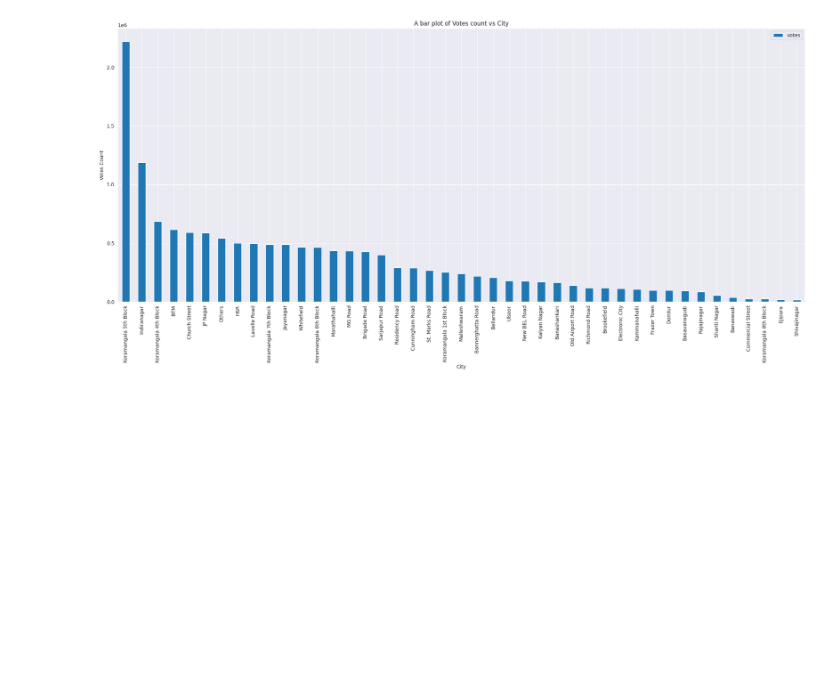
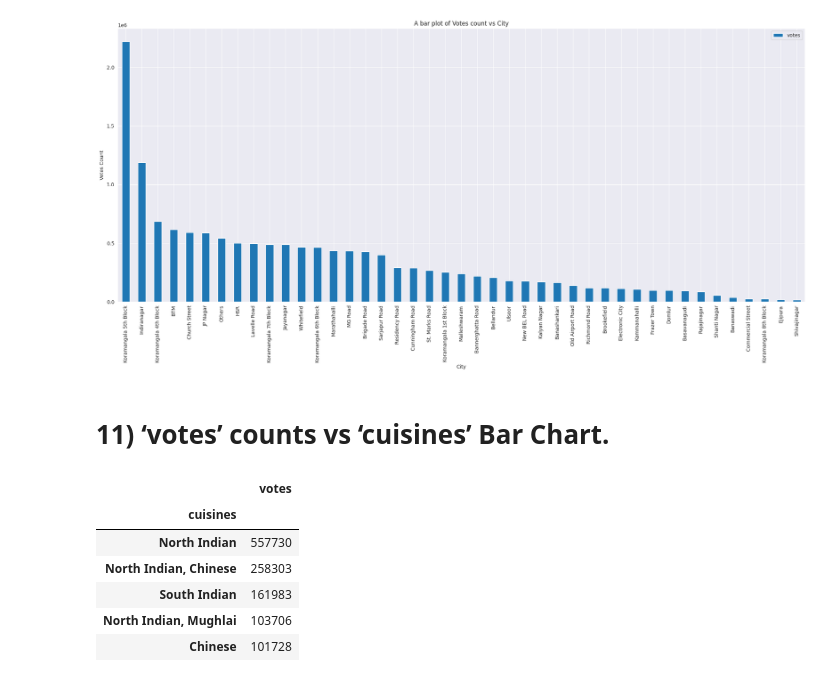
Before and after one commit to mutumagitonga/Zomato-Bangalore-Restaurants-Data-Analysis-Practice, a Jupyter notebook: zomato-data-analysis-and-visualization.ipynb, the cells around one changed output. Drawn from its saved outputs; the diff is of its cells as text; code cells hidden in the pictures; blank space fills up the shorter version.

Commit message:
Group cuisines and votes together & sum respective votes for each cuisine

```diff
--- a/zomato-data-analysis-and-visualization.ipynb
+++ b/zomato-data-analysis-and-visualization.ipynb
@@ -1042,3 +1042,26 @@ plt.title("A bar plot of Votes count vs City")
 # %% [output]
 Text(0.5, 1.0, 'A bar plot of Votes count vs City')
 [figure]
+# %% [markdown]
+# 11) ‘votes’ counts vs ‘cuisines’ Bar Chart.
+# %%
+df6 = df[['cuisines','votes']]
+# df6.drop_duplicates()
+
+df7 = df6.groupby(['cuisines'])['votes'].sum()
+df7 = df7.to_frame()
+
+df7 = df7.sort_values('votes', ascending=False)
+df7.head()  # This includes 'Others' cuisine at index 0
+
+# So to skip index 0 and begin from index 1 onwards:
+df7 = df7.iloc[1:, :]
+df7.head()
+# %% [output]
+|  | votes |
+| cuisines |  |
+| North Indian | 557730 |
+| North Indian, Chinese | 258303 |
+| South Indian | 161983 |
+| North Indian, Mughlai | 103706 |
+| Chinese | 101728 |
```
